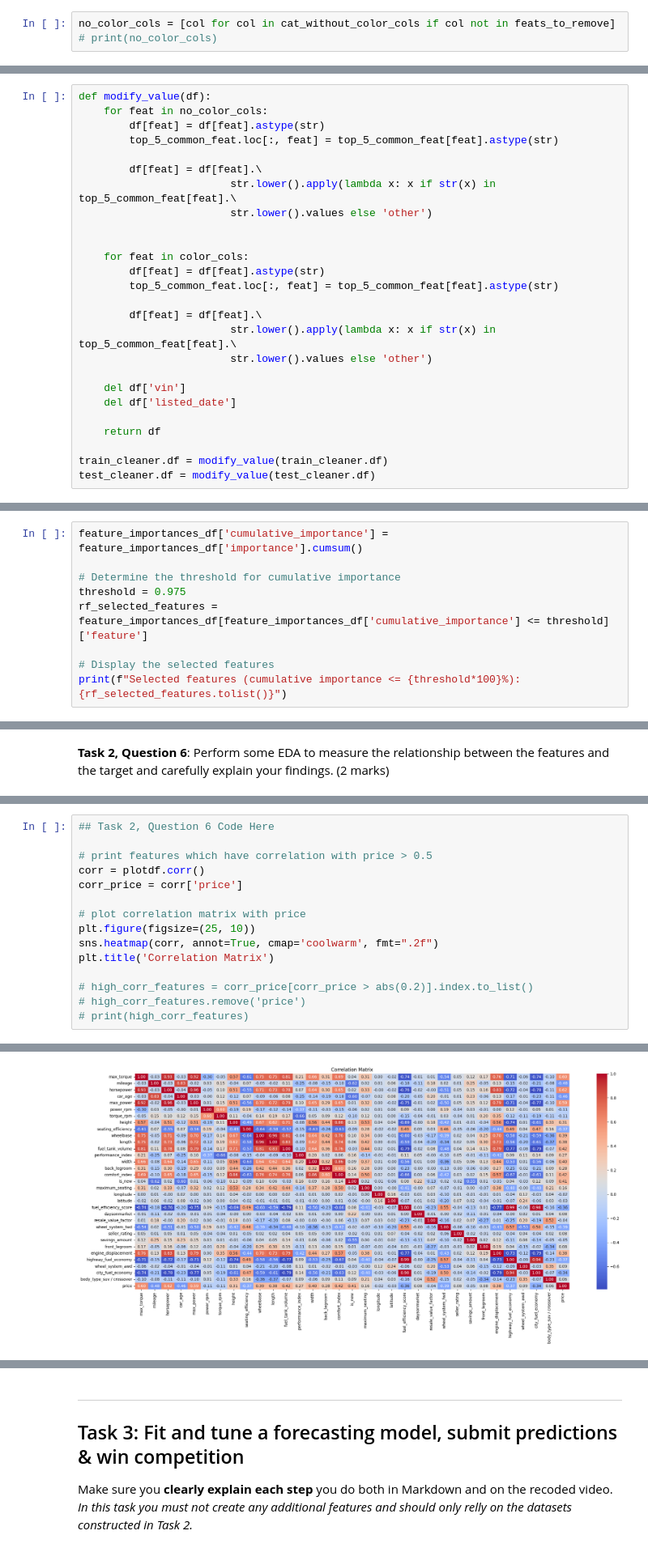
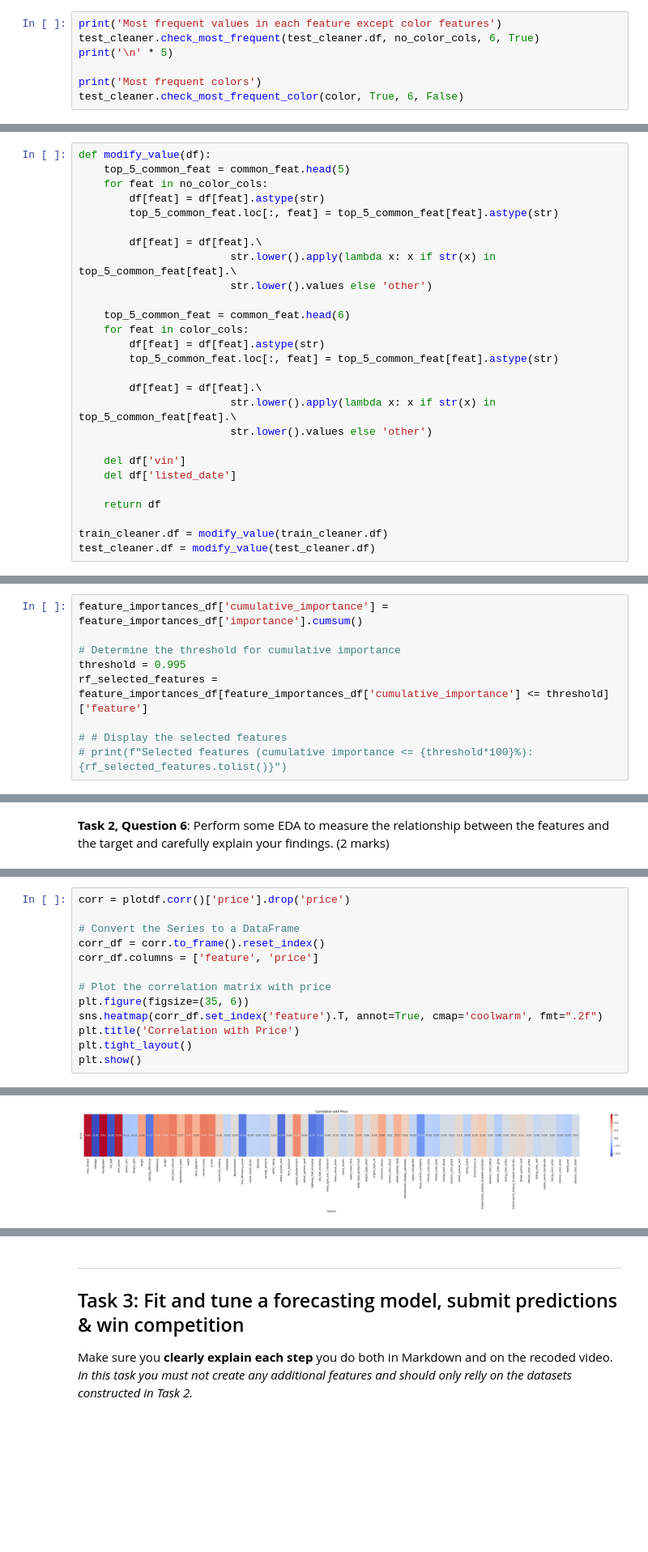
Before and after one commit to Tomor4341/Used-Car-Sales-Analysis, a Jupyter notebook: S1_2024_BUSA3020_final.ipynb, the cells around one changed output, grey strips where cells are left out. Shown at 81% size. Cells and saved outputs as stored; diff of their text form; blank space fills up the shorter version.

```diff
--- a/S1_2024_BUSA3020_final.ipynb
+++ b/S1_2024_BUSA3020_final.ipynb
@@ -476,3 +486,7 @@ top_5_common_feat = common_feat.head(5)
 # %%
-no_color_cols = [col for col in cat_without_color_cols if col not in feats_to_remove]
-# print(no_color_cols)
+print('Most frequent values in each feature except color features')
+test_cleaner.check_most_frequent(test_cleaner.df, no_color_cols, 6, True)
+print('\n' * 5)
+
+print('Most frequent colors')
+test_cleaner.check_most_frequent_color(color, True, 6, False)
@@ -479,5 +531,6 @@ no_color_cols = [col for col in cat_without_color_cols if col not in feats_to_re
 # %%
 def modify_value(df):
+    top_5_common_feat = common_feat.head(5)
     for feat in no_color_cols:
         df[feat] = df[feat].astype(str)
         top_5_common_feat.loc[:, feat] = top_5_common_feat[feat].astype(str)
@@ -486,7 +539,7 @@ def modify_value(df):
                         str.lower().apply(lambda x: x if str(x) in top_5_common_feat[feat].\
                         str.lower().values else 'other')
 
-
+    top_5_common_feat = common_feat.head(6)
     for feat in color_cols:
         df[feat] = df[feat].astype(str)
         top_5_common_feat.loc[:, feat] = top_5_common_feat[feat].astype(str)
@@ -656,8 +675,8 @@ print(feature_importances_df)
 feature_importances_df['cumulative_importance'] = feature_importances_df['importance'].cumsum()
 
 # Determine the threshold for cumulative importance
-threshold = 0.975
+threshold = 0.995
 rf_selected_features = feature_importances_df[feature_importances_df['cumulative_importance'] <= threshold]['feature']
 
-# Display the selected features
-print(f"Selected features (cumulative importance <= {threshold*100}%): {rf_selected_features.tolist()}")
+# # Display the selected features
+# print(f"Selected features (cumulative importance <= {threshold*100}%): {rf_selected_features.tolist()}")
@@ -724,16 +707,14 @@ See the caveats in the documentation: https://pandas.pydata.org/pandas-docs/stab
 # %%
-## Task 2, Question 6 Code Here
+corr = plotdf.corr()['price'].drop('price')
 
-# print features which have correlation with price > 0.5
-corr = plotdf.corr()
-corr_price = corr['price']
+# Convert the Series to a DataFrame
+corr_df = corr.to_frame().reset_index()
+corr_df.columns = ['feature', 'price']
 
-# plot correlation matrix with price
-plt.figure(figsize=(25, 10))
-sns.heatmap(corr, annot=True, cmap='coolwarm', fmt=".2f")
-plt.title('Correlation Matrix')
-
-# high_corr_features = corr_price[corr_price > abs(0.2)].index.to_list()
-# high_corr_features.remove('price')
-# print(high_corr_features)
+# Plot the correlation matrix with price
+plt.figure(figsize=(35, 6))
+sns.heatmap(corr_df.set_index('feature').T, annot=True, cmap='coolwarm', fmt=".2f")
+plt.title('Correlation with Price')
+plt.tight_layout()
+plt.show()
 # %% [output]
@@ -746 +721 @@ Text(0.5, 1.0, 'Correlation Matrix')
-[figure, old version]
+[figure, new version]
```
Also changed, not shown: parts of 72 cells of this notebook, 12 other files.
